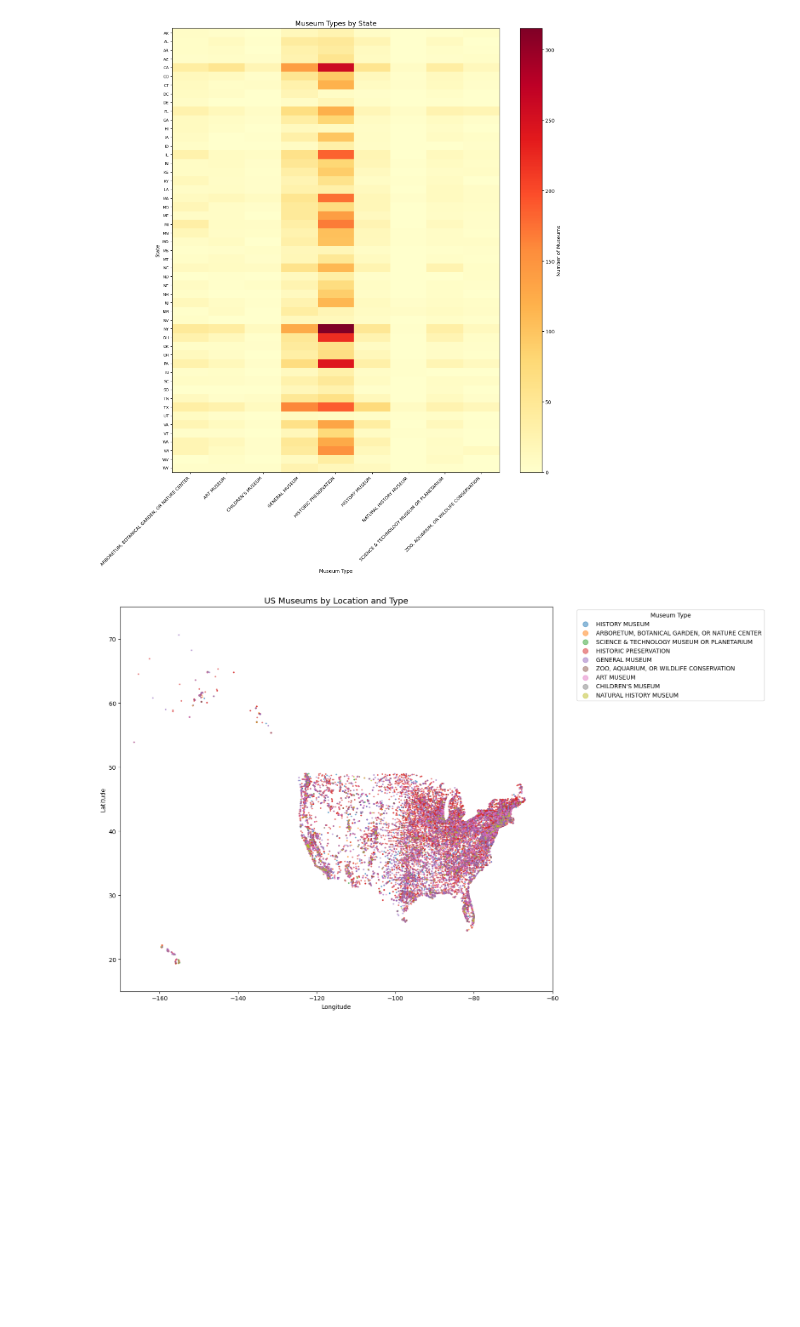
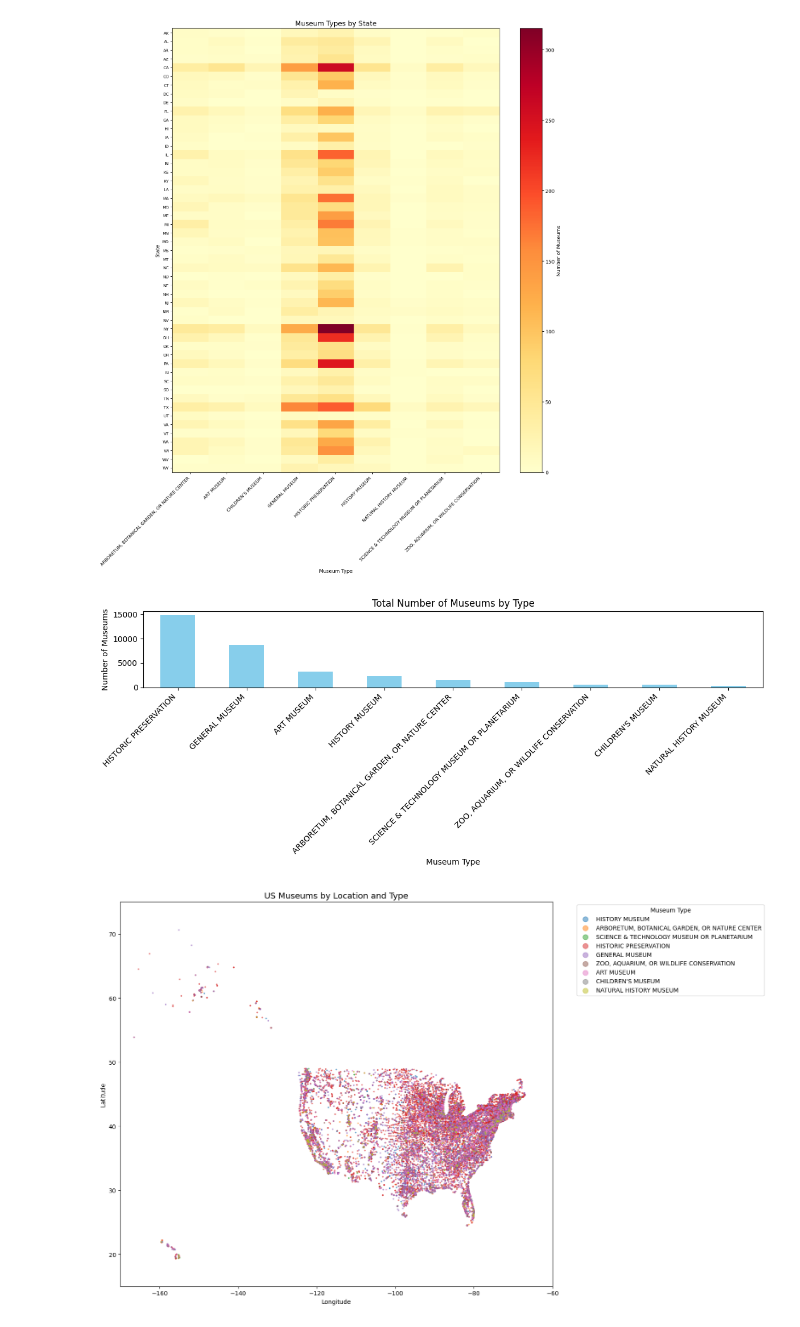
Before and after one commit to SevenDot0-Week5/MuseumsNotebook, a Jupyter notebook: Museum-outer.ipynb, the cells around one changed output. Saved outputs shown, nothing was run; the diff lists cells and outputs as text; code cells hidden in the pictures; blank space fills up the shorter version.

Commit message:
Museum totals by type

```diff
--- a/Museum-outer.ipynb
+++ b/Museum-outer.ipynb
@@ -76,6 +76,17 @@ plt.tight_layout()
 plt.show()
 # %% [output]
 [figure]
+# %%
+# Total count of each museum type
+museum_type_counts = museum_df['Museum Type'].value_counts().sort_values(ascending=False)
+museum_type_counts.plot(kind='bar', figsize=(12, 5), color='skyblue', title='Total Number of Museums by Type')
+plt.ylabel('Number of Museums')
+plt.xlabel('Museum Type')
+plt.xticks(rotation=45, ha='right')
+plt.tight_layout()
+plt.show()
+# %% [output]
+[figure, added]
 # %%
 # Geographic scatter plot — US map drawn from museum locations
 museum_geo = museum_df.dropna(subset=['Latitude', 'Longitude']).copy()
```
